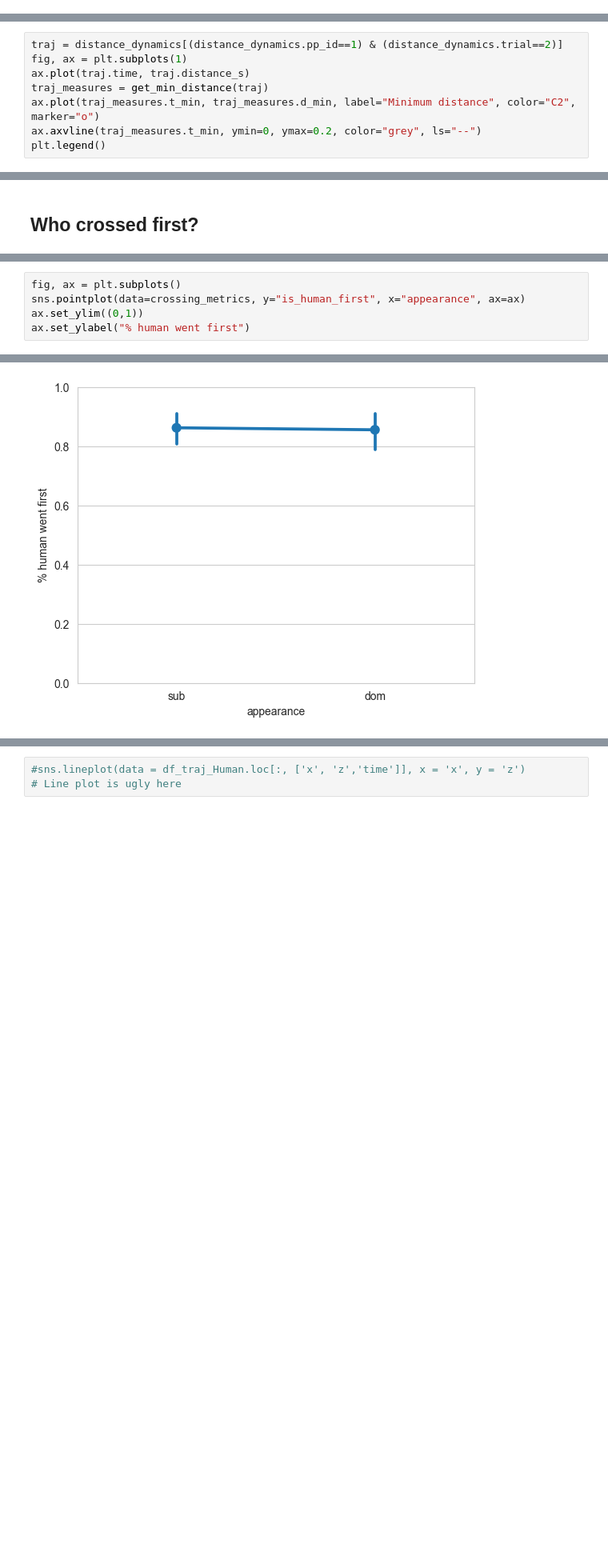
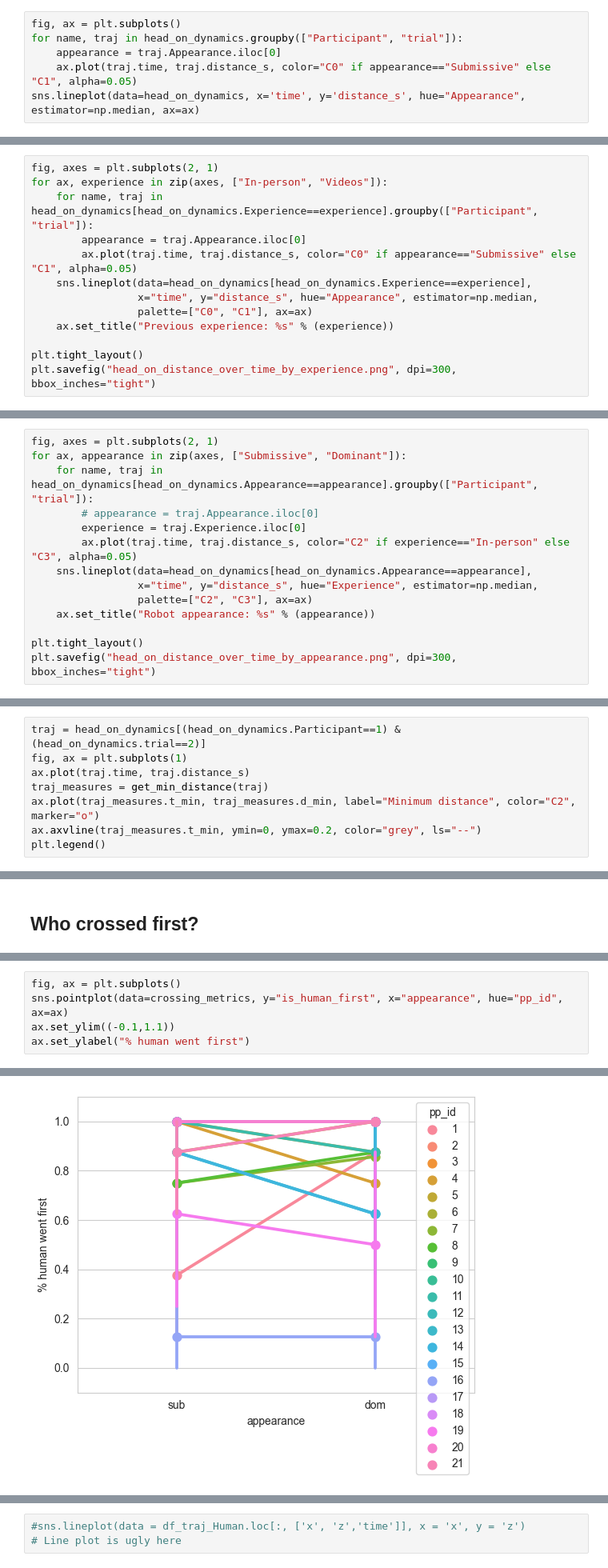
Before and after one commit to tud-hri/Spot-DataAnalysis, a Jupyter notebook: Spot_trajectory_analysis.ipynb, the cells around one changed output, grey strips where cells are left out. Shown at 80% size. Cells and saved outputs as stored; diff of their text form; blank space fills up the shorter version.

```diff
--- a/Spot_trajectory_analysis.ipynb
+++ b/Spot_trajectory_analysis.ipynb
@@ -210,0 +195,6 @@ sns.lineplot(data = distance_dynamics, x='time', y='distance', hue="Appearance")
+# %%
+fig, ax = plt.subplots()
+for name, traj in head_on_dynamics.groupby(["Participant", "trial"]):
+    appearance = traj.Appearance.iloc[0]
+    ax.plot(traj.time, traj.distance_s, color="C0" if appearance=="Submissive" else "C1", alpha=0.05)
+sns.lineplot(data=head_on_dynamics, x='time', y='distance_s', hue="Appearance", estimator=np.median, ax=ax)
@@ -210,0 +206,13 @@ sns.lineplot(data = distance_dynamics, x='time', y='distance', hue="Appearance")
+# %%
+fig, axes = plt.subplots(2, 1)
+for ax, experience in zip(axes, ["In-person", "Videos"]):
+    for name, traj in head_on_dynamics[head_on_dynamics.Experience==experience].groupby(["Participant", "trial"]):
+        appearance = traj.Appearance.iloc[0]
+        ax.plot(traj.time, traj.distance_s, color="C0" if appearance=="Submissive" else "C1", alpha=0.05)
+    sns.lineplot(data=head_on_dynamics[head_on_dynamics.Experience==experience],
+                 x="time", y="distance_s", hue="Appearance", estimator=np.median,
+                 palette=["C0", "C1"], ax=ax)
+    ax.set_title("Previous experience: %s" % (experience))
+
+plt.tight_layout()
+plt.savefig("head_on_distance_over_time_by_experience.png", dpi=300, bbox_inches="tight")
@@ -210,0 +221,14 @@ sns.lineplot(data = distance_dynamics, x='time', y='distance', hue="Appearance")
+# %%
+fig, axes = plt.subplots(2, 1)
+for ax, appearance in zip(axes, ["Submissive", "Dominant"]):
+    for name, traj in head_on_dynamics[head_on_dynamics.Appearance==appearance].groupby(["Participant", "trial"]):
+        # appearance = traj.Appearance.iloc[0]
+        experience = traj.Experience.iloc[0]
+        ax.plot(traj.time, traj.distance_s, color="C2" if experience=="In-person" else "C3", alpha=0.05)
+    sns.lineplot(data=head_on_dynamics[head_on_dynamics.Appearance==appearance],
+                 x="time", y="distance_s", hue="Experience", estimator=np.median,
+                 palette=["C2", "C3"], ax=ax)
+    ax.set_title("Robot appearance: %s" % (appearance))
+
+plt.tight_layout()
+plt.savefig("head_on_distance_over_time_by_appearance.png", dpi=300, bbox_inches="tight")
@@ -249,7 +275,7 @@ def get_min_distance(traj):
                       "t_min": traj.iloc[idx_min].time,
                       "d_min": traj.iloc[idx_min].distance_s})
 # %%
-traj = distance_dynamics[(distance_dynamics.pp_id==1) & (distance_dynamics.trial==2)]
+traj = head_on_dynamics[(head_on_dynamics.Participant==1) & (head_on_dynamics.trial==2)]
 fig, ax = plt.subplots(1)
 ax.plot(traj.time, traj.distance_s)
 traj_measures = get_min_distance(traj)
@@ -568,9 +649,9 @@ g.legend().set_title("Robot appearance")
 [figure]
 # %%
 fig, ax = plt.subplots()
-sns.pointplot(data=crossing_metrics, y="is_human_first", x="appearance", ax=ax)
-ax.set_ylim((0,1))
+sns.pointplot(data=crossing_metrics, y="is_human_first", x="appearance", hue="pp_id", ax=ax)
+ax.set_ylim((-0.1,1.1))
 ax.set_ylabel("% human went first")
 # %% [output]
 Text(0, 0.5, '% human went first')
-[figure, old version]
+[figure, new version]
```
Also changed, not shown: parts of 69 cells of this notebook, 1 other file.
